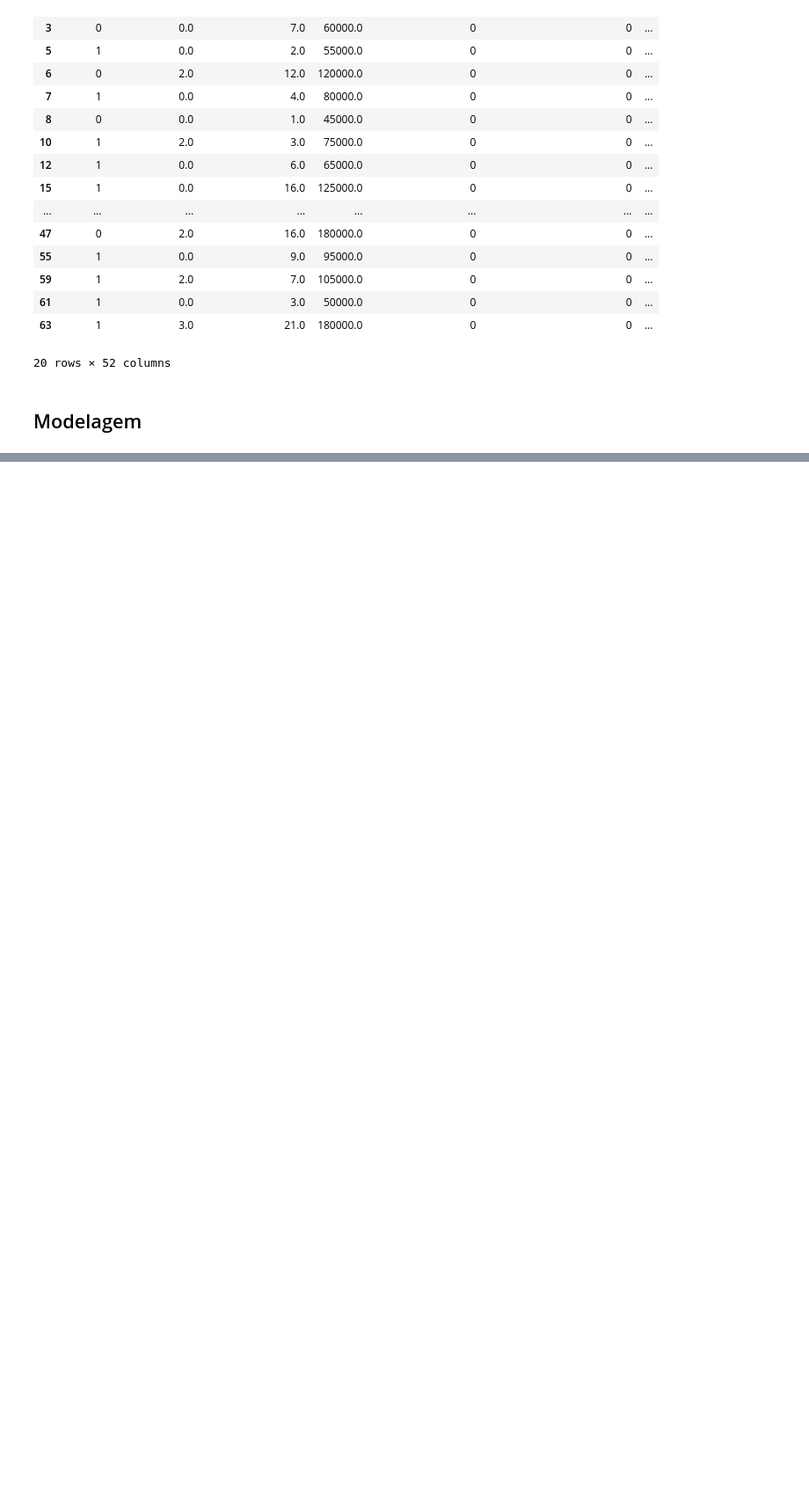
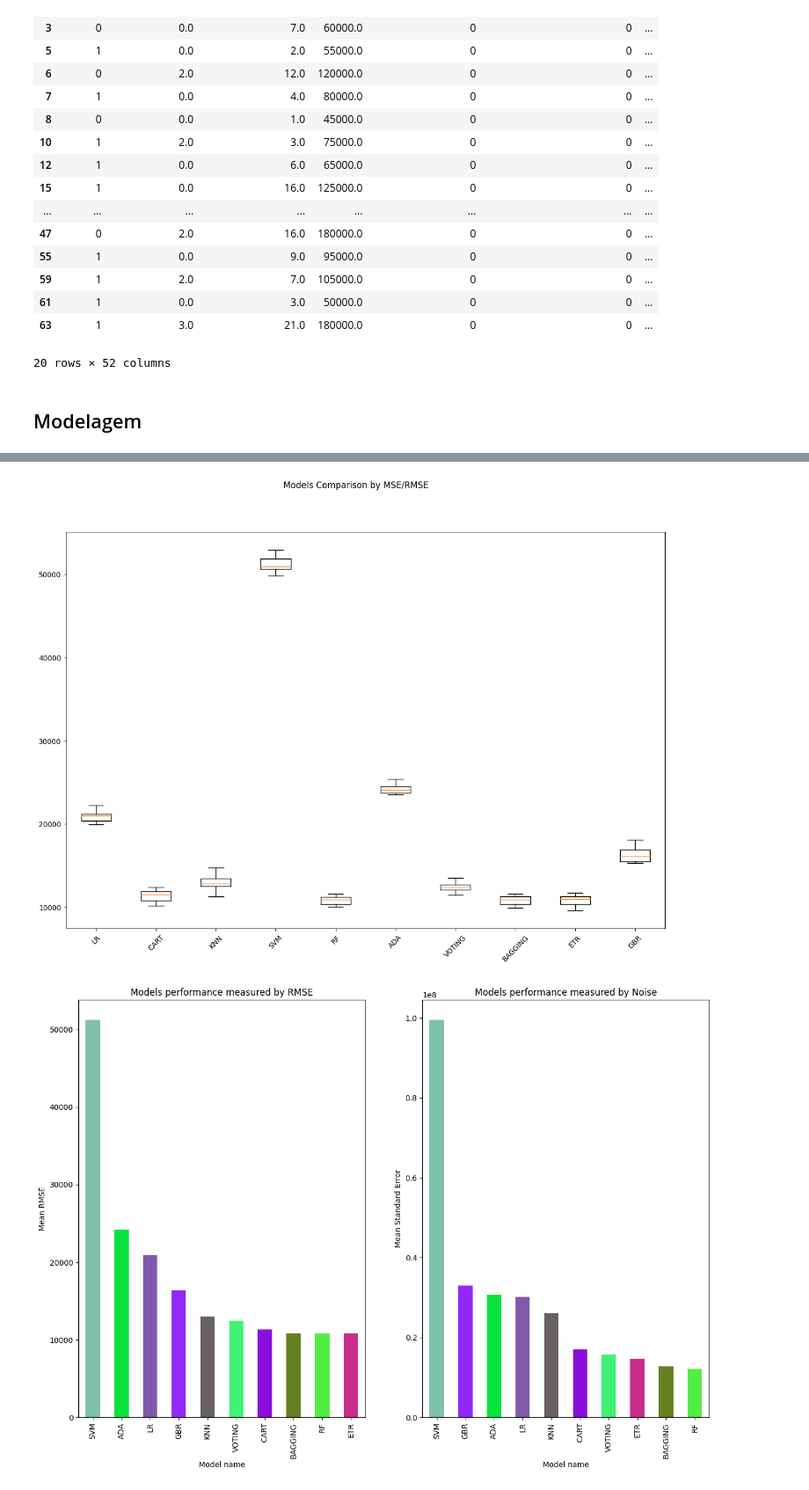
Before and after one commit to lucasvittal2/Salary_Regression_Prediction, a Jupyter notebook: SprintII_Salary_Prediction.ipynb, the cells around one changed output, grey strips where cells are left out. Shown at 88% size. Drawn from its saved outputs; the diff is of its cells as text; code cells hidden in the pictures; blank space fills up the shorter version.

Commit message:
Models Competition Evaluation

```diff
--- a/SprintII_Salary_Prediction.ipynb
+++ b/SprintII_Salary_Prediction.ipynb
@@ -298,0 +311,36 @@ salaries_df_preprocessed.columns
+# %%
+import random
+
+def generate_random_hex_colors(length):
+    hex_colors = []
+    for _ in range(length):
+        hex_color = '#{:06x}'.format(random.randint(0, 0xFFFFFF))
+        hex_colors.append(hex_color)
+    return hex_colors
+# %%
+from ModelEvaluation.RegressionModelsEvaluator import RegressionModelsEvaluator
+from sklearn.linear_model import LinearRegression
+from sklearn.tree import DecisionTreeRegressor
+from sklearn.neighbors import KNeighborsRegressor
+from sklearn.svm import SVR
+from sklearn.ensemble import RandomForestRegressor, AdaBoostRegressor, VotingRegressor, BaggingRegressor, ExtraTreesRegressor, GradientBoostingRegressor
+
+
+models = []
+
+# Preparing the models to the competition
+
+models.append( ('LR', LinearRegression() ) )
+models.append( ('CART', DecisionTreeRegressor() ) )
+models.append( ('KNN', KNeighborsRegressor() ))
+models.append( ('SVM', SVR() ))
+models.append( ('RF', RandomForestRegressor() ))
+models.append( ('ADA', AdaBoostRegressor() ))
+models.append( ('VOTING', VotingRegressor( [( 'LRV', LinearRegression() ), ('RFV', RandomForestRegressor() ), ('KNNV', KNeighborsRegressor() ) ]) ))
+models.append( ('BAGGING', BaggingRegressor(estimator=DecisionTreeRegressor(), n_estimators=100) ))
+models.append( ('ETR', ExtraTreesRegressor() ))
+models.append( ('GBR', GradientBoostingRegressor() ))
+
+#set model evaluator
+palette = generate_random_hex_colors(len(models))
+models_evaluator = RegressionModelsEvaluator(partitions_on_data=7, test_size=0.20, color_palette=palette)
@@ -298,0 +349,2 @@ salaries_df_preprocessed.columns
+# %%
+names, results, report_df = models_evaluator.evaluate_models(models, salaries_df_preprocessed, 'Salary')
@@ -298,0 +377,5 @@ salaries_df_preprocessed.columns
+# %%
+models_evaluator.generate_performance_report(names, results, report_df)
+# %% [output]
+[figure, added]
+[figure, added]
```
Also changed, not shown: parts of 17 cells of this notebook, 4 other files.
